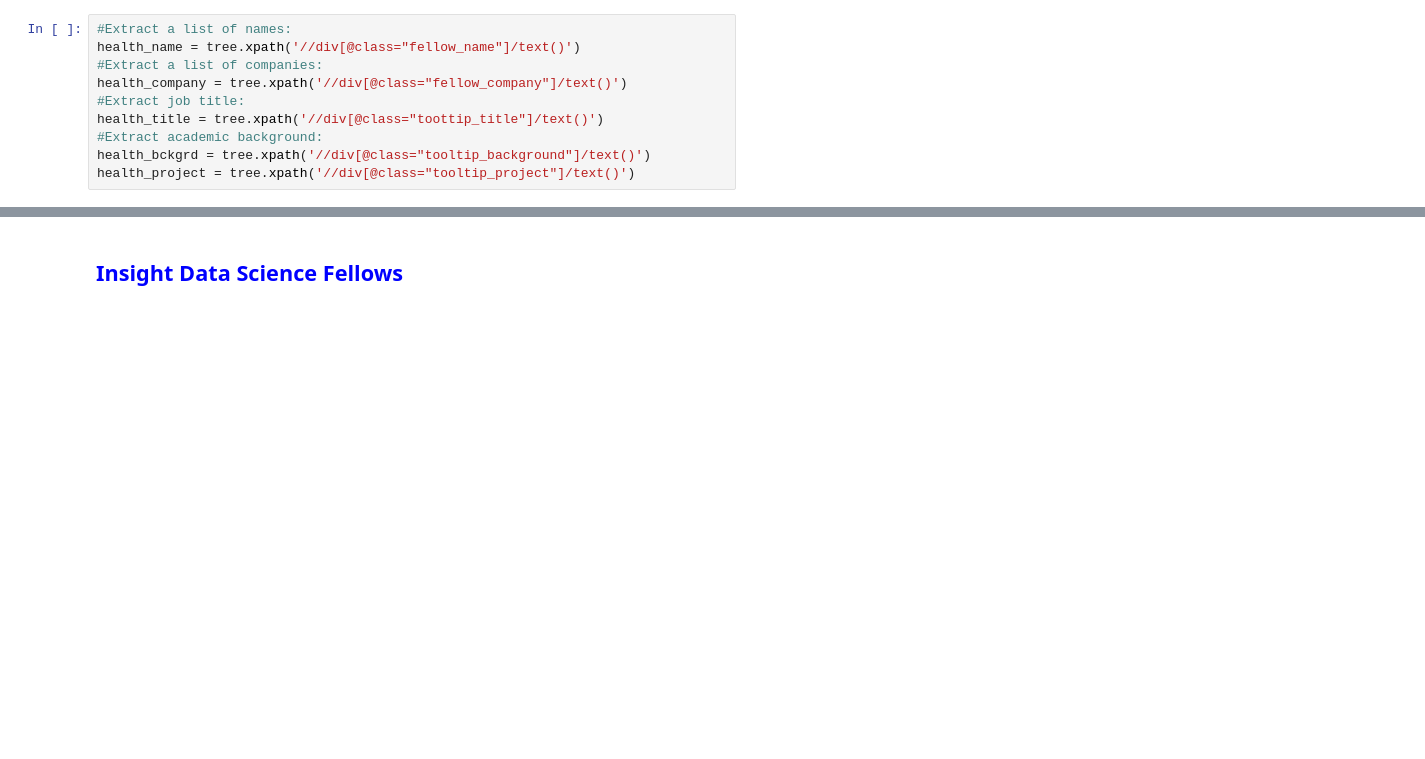
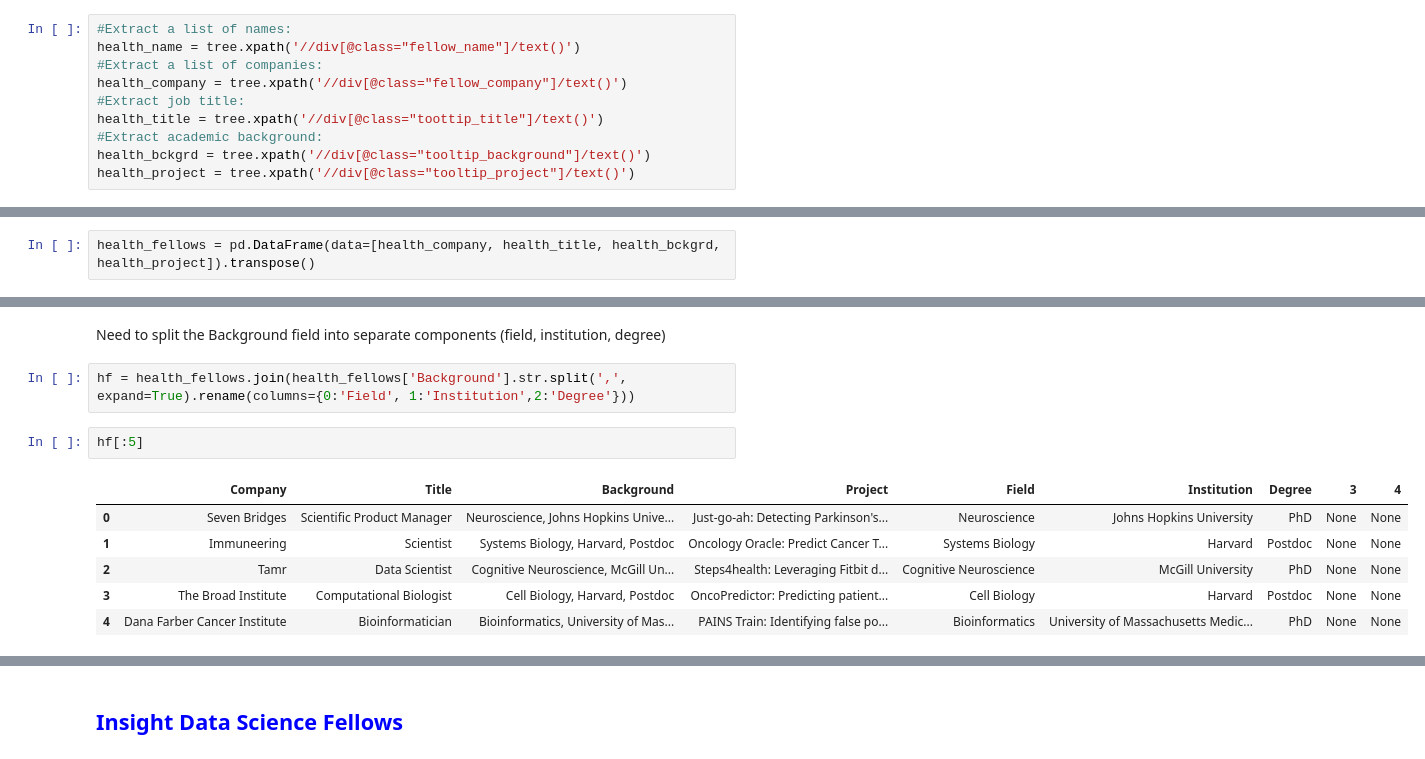
Before and after one commit to CheLena/InsightDataSci, a Jupyter notebook: Insight_Data_Science_Project.ipynb, the cells around one changed output, grey strips where cells are left out. Saved outputs shown, nothing was run; the diff lists cells and outputs as text; blank space fills up the shorter version.

```diff
--- a/Insight_Data_Science_Project.ipynb
+++ b/Insight_Data_Science_Project.ipynb
@@ -38,0 +34,2 @@ print(counter.most_common(6))
+# %%
+health_fellows = pd.DataFrame(data=[health_company, health_title, health_bckgrd, health_project]).transpose()
@@ -38,0 +52,13 @@ print(counter.most_common(6))
+# %% [markdown]
+Need to split the Background field into separate components (field, institution, degree)
+# %%
+hf = health_fellows.join(health_fellows['Background'].str.split(',', expand=True).rename(columns={0:'Field', 1:'Institution',2:'Degree'}))
+# %%
+hf[:5]
+# %% [output]
+|  | Company | Title | Background | Project | Field | Institution | Degree | 3 | 4 |
+| 0 | Seven Bridges | Scientific Product Manager | Neuroscience, Johns Hopkins Unive... | Just-go-ah: Detecting Parkinson's... | Neuroscience | Johns Hopkins University | PhD | None | None |
+| 1 | Immuneering | Scientist | Systems Biology, Harvard, Postdoc | Oncology Oracle: Predict Cancer T... | Systems Biology | Harvard | Postdoc | None | None |
+| 2 | Tamr | Data Scientist | Cognitive Neuroscience, McGill Un... | Steps4health: Leveraging Fitbit d... | Cognitive Neuroscience | McGill University | PhD | None | None |
+| 3 | The Broad Institute | Computational Biologist | Cell Biology, Harvard, Postdoc | OncoPredictor: Predicting patient... | Cell Biology | Harvard | Postdoc | None | None |
+| 4 | Dana Farber Cancer Institute | Bioinformatician | Bioinformatics, University of Mas... | PAINS Train: Identifying false po... | Bioinformatics | University of Massachusetts Medic... | PhD | None | None |
```
Also changed, not shown: parts of 37 cells of this notebook.
